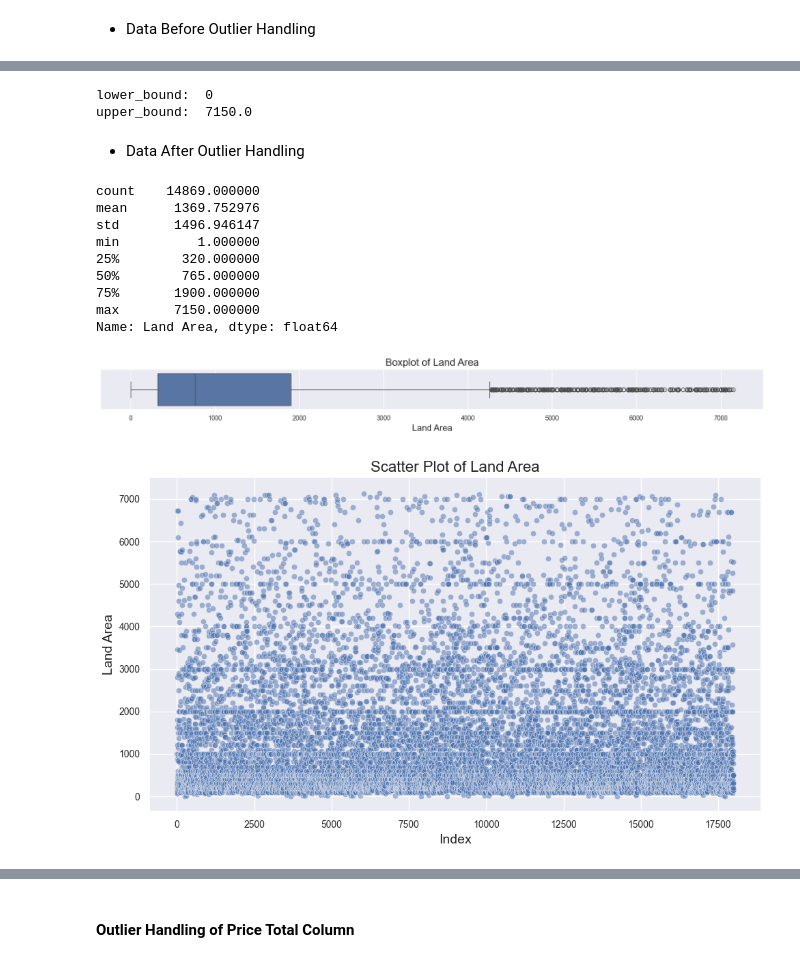
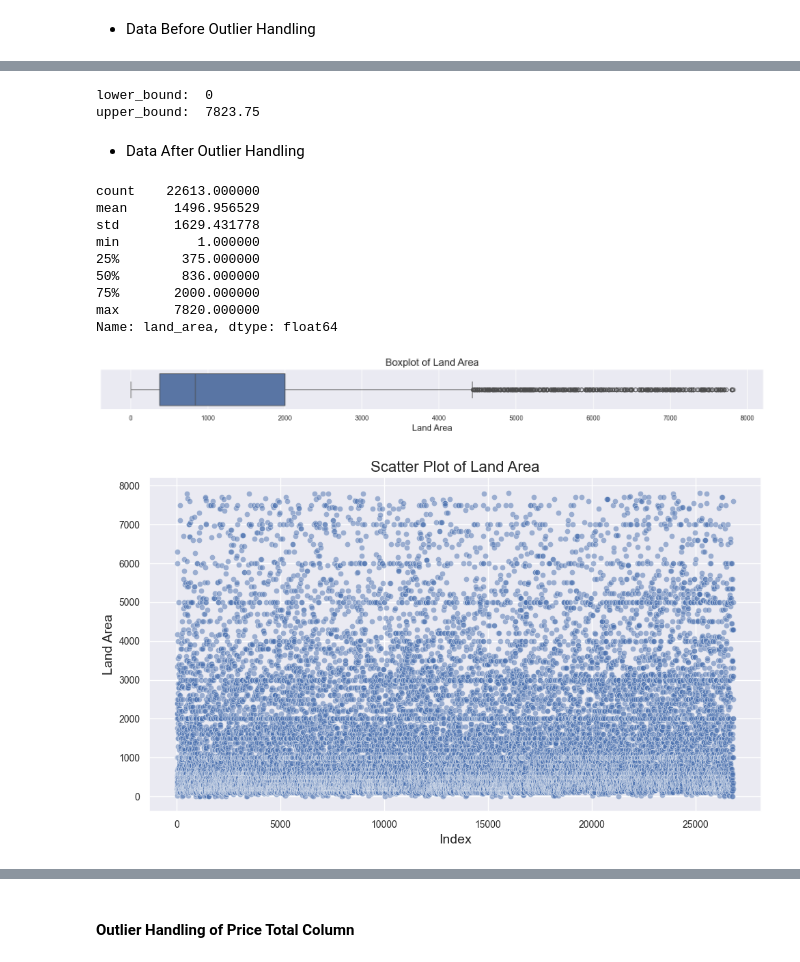
Before and after one commit to DwikaDyananda/Big-Data, a Jupyter notebook: notebooks/data_preprocessing.ipynb, the cells around one changed output, grey strips where cells are left out. Drawn from its saved outputs; the diff is of its cells as text; code cells hidden in the pictures.

```diff
--- a/notebooks/data_preprocessing.ipynb
+++ b/notebooks/data_preprocessing.ipynb
@@ -517,11 +539,11 @@ df[df['Regency'] == 'Semarapura']
 # %% [markdown]
 - Change the Wrong Regency
 # %%
-swap = (df['Subdistrict'] == 'Klungkung') & (df['Regency'] == 'Nusa Lembongan')
+swap = (df['subdistrict'] == 'Klungkung') & (df['regency'] == 'Nusa Lembongan')
 
-df.loc[swap, ['Subdistrict', 'Regency']] = ['Nusa Lembongan', 'Klungkung']
-df['Regency'] = df['Regency'].replace('Semarapura', 'Klungkung')
+df.loc[swap, ['subdistrict', 'regency']] = ['Nusa Lembongan', 'Klungkung']
+df['regency'] = df['regency'].replace('Semarapura', 'Klungkung')
 
 df_cleaned_address = df.copy()
-df['Regency'].unique()
+df['regency'].unique()
 # %% [output]
@@ -531,7 +553,7 @@ array(['Badung', 'Gianyar', 'Tabanan', 'Denpasar', 'Karangasem',
 - Backup Dataframe
 # %%
 df = df_cleaned_address.copy()
-df = df.drop(columns='Address', axis=1)
+df = df.drop(columns='address', axis=1)
 
 df.head()
 # %% [output]
@@ -580,6 +602,6 @@ plt.show()
 # %%
-Q1 = df['Land Area'].quantile(0.25)
-Q3 = df['Land Area'].quantile(0.75)
+Q1 = df['land_area'].quantile(0.25)
+Q3 = df['land_area'].quantile(0.75)
 
 # Menghitung Interquartile Range (IQR)
 IQR = Q3 - Q1
@@ -597,43 +619,43 @@ print('lower_bound: ',lower_bound)
 print('upper_bound: ', upper_bound)
 # %% [output]
 lower_bound:  0
-upper_bound:  7150.0
+upper_bound:  7823.75
 # %%
-df = df[(df['Land Area'] >= lower_bound) & (df['Land Area'] <= upper_bound)]
+df = df[(df['land_area'] >= lower_bound) & (df['land_area'] <= upper_bound)]
 # %% [markdown]
 - Data After Outlier Handling
 # %%
-df['Land Area'].describe()
+df['land_area'].describe()
 # %% [output]
-count    14869.000000
-mean      1369.752976
-std       1496.946147
+count    22613.000000
+mean      1496.956529
+std       1629.431778
 min          1.000000
-25%        320.000000
-50%        765.000000
-75%       1900.000000
-max       7150.000000
-Name: Land Area, dtype: float64
+25%        375.000000
+50%        836.000000
+75%       2000.000000
+max       7820.000000
+Name: land_area, dtype: float64
 # %%
 plt.figure(figsize=(15, 2))
-sns.boxplot(x=df['Land Area'])
+sns.boxplot(x=df['land_area'])
 plt.title('Boxplot of Land Area')
 plt.xlabel('Land Area')
 plt.tight_layout()
 plt.show()
 # %% [output]
-[figure, old version]
+[figure, new version]
 # %%
 plt.figure(figsize=(10, 6))
-sns.scatterplot(data=df, x=df.index, y='Land Area', alpha=0.5)
+sns.scatterplot(data=df, x=df.index, y='land_area', alpha=0.5)
 plt.title('Scatter Plot of Land Area')
 plt.xlabel('Index')
 plt.ylabel('Land Area')
 plt.grid(True)
 plt.tight_layout()
 plt.show()
 # %% [output]
-[figure, old version]
+[figure, new version]
 # %%
 df.info()
 # %% [output]
```
Also changed, not shown: parts of 79 cells of this notebook, 3 other files.
